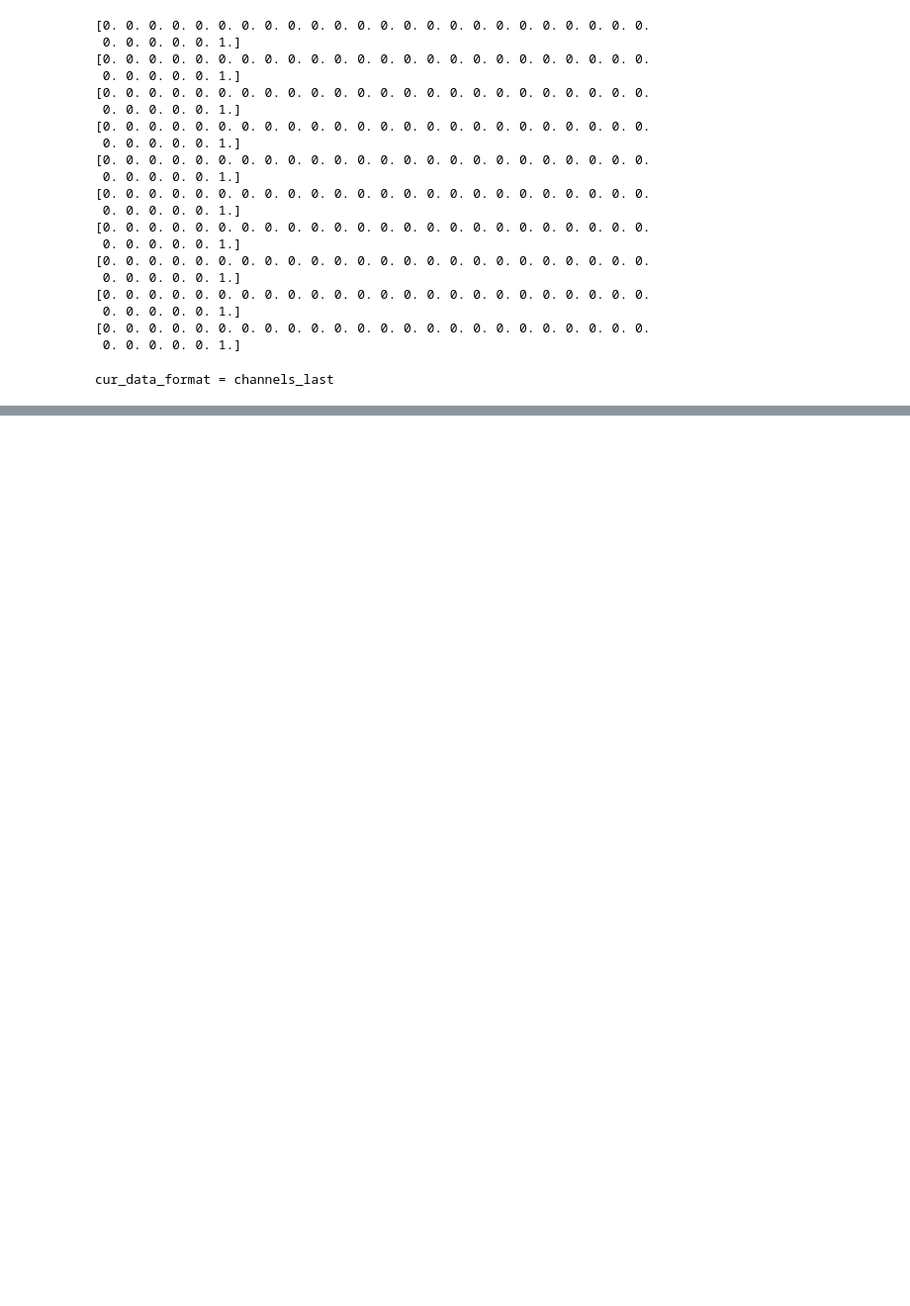
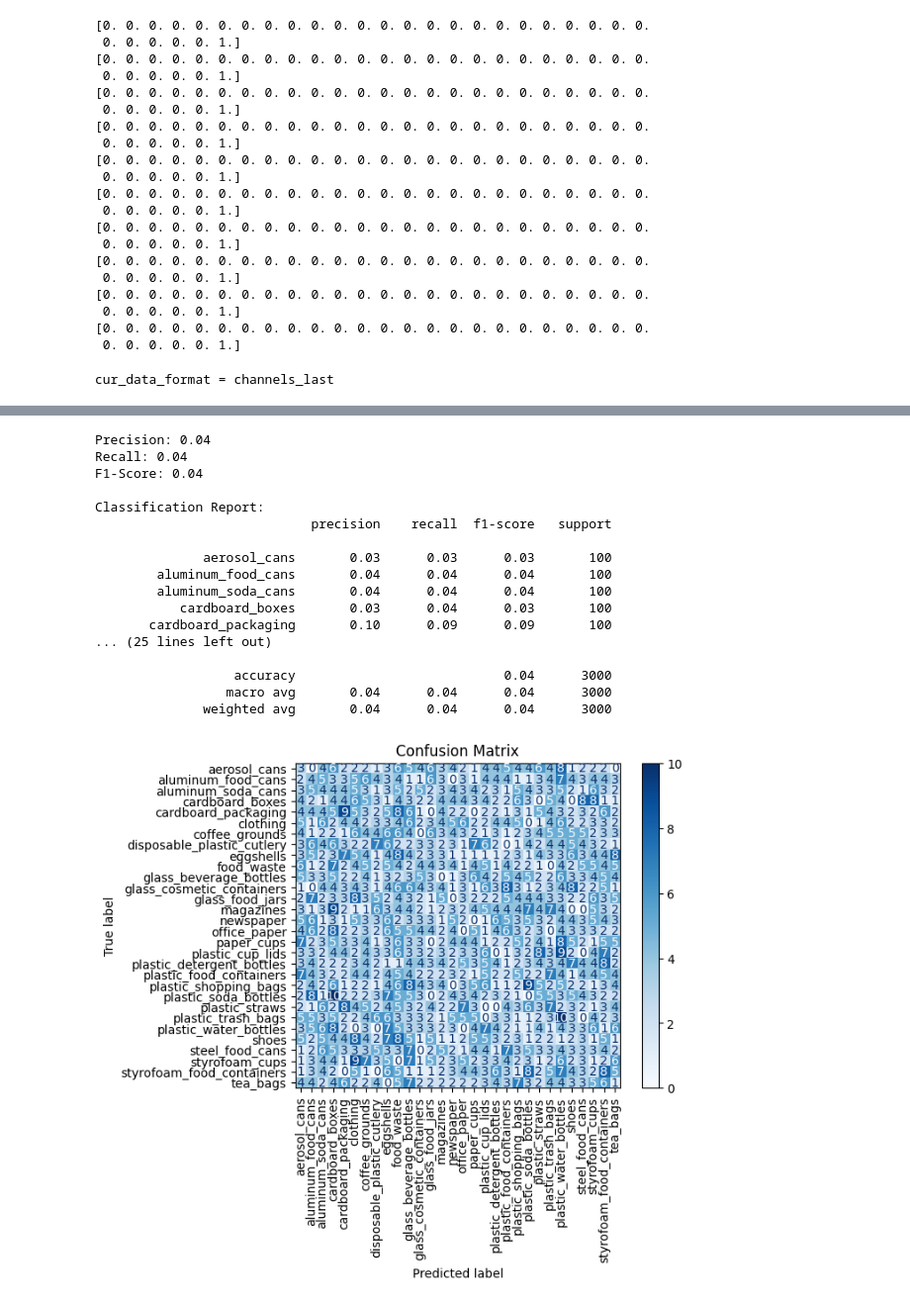
Before and after one commit to MahaJayapal/usd-computer-vision, a Jupyter notebook: models/Neural_Net_Model.ipynb, the cells around one changed output, grey strips where cells are left out. Shown: that part at 99% size. Cells and saved outputs as stored; diff of their text form; code cells hidden in the pictures; blank space fills up the shorter version.

```diff
--- a/models/Neural_Net_Model.ipynb
+++ b/models/Neural_Net_Model.ipynb
@@ -399,0 +386,7 @@ print("recall = " + str(recall))
+# %%
+# Predict on the test dataset
+y_pred_probs = model.predict(test_loader)  # Model outputs probabilities
+y_pred = np.argmax(y_pred_probs, axis=1)    # Convert probabilities to class labels
+
+# Extract true labels from the test dataset
+y_true = np.concatenate([label.numpy() for _, label in test_loader], axis=0)
@@ -399,0 +395,11 @@ print("recall = " + str(recall))
+# %%
+# y_pred is a single value at this point, while y_true
+# is one hot encoded. So convert y_true from one hot
+# encoding to a single value so the metrics can be generated
+# in the next cell
+print(y_pred_probs[0])
+print(y_pred[0])
+print(y_true[0])
+
+y_true_single_val = np.argmax(y_true, axis = 1)
+print(y_true_single_val[0])
@@ -400,3 +417,44 @@ print("recall = " + str(recall))
+# %%
+# Precision, Recall, F1-Score
+precision = precision_score(y_true_single_val, y_pred, average='macro')
+recall = recall_score(y_true_single_val, y_pred, average='macro')
+f1 = f1_score(y_true_single_val, y_pred, average='macro')
+
+print(f"Precision: {precision:.2f}")
+print(f"Recall: {recall:.2f}")
+print(f"F1-Score: {f1:.2f}")
+
+# Classification report
+report = classification_report(y_true_single_val, y_pred, target_names=test_class_names)
+print("\nClassification Report:")
+print(report)
+
+# Confusion matrix
+cm = confusion_matrix(y_true_single_val, y_pred)
+disp = ConfusionMatrixDisplay(confusion_matrix=cm, display_labels=test_class_names)
+disp.plot(cmap=plt.cm.Blues)
+plt.xticks(rotation=90)
+plt.title('Confusion Matrix')
+plt.show()
+# %% [output]
+Precision: 0.04
+Recall: 0.04
+F1-Score: 0.04
+
+Classification Report:
+                            precision    recall  f1-score   support
+
+              aerosol_cans       0.03      0.03      0.03       100
+        aluminum_food_cans       0.04      0.04      0.04       100
+        aluminum_soda_cans       0.04      0.04      0.04       100
+           cardboard_boxes       0.03      0.04      0.03       100
+       cardboard_packaging       0.10      0.09      0.09       100
+... (25 lines left out)
+
+                  accuracy                           0.04      3000
+                 macro avg       0.04      0.04      0.04      3000
+              weighted avg       0.04      0.04      0.04      3000
+[figure, added]
 # %%
 # Draw Learning curve
 def learning_curve(hist):
```
Also changed, not shown: parts of 10 cells of this notebook.
